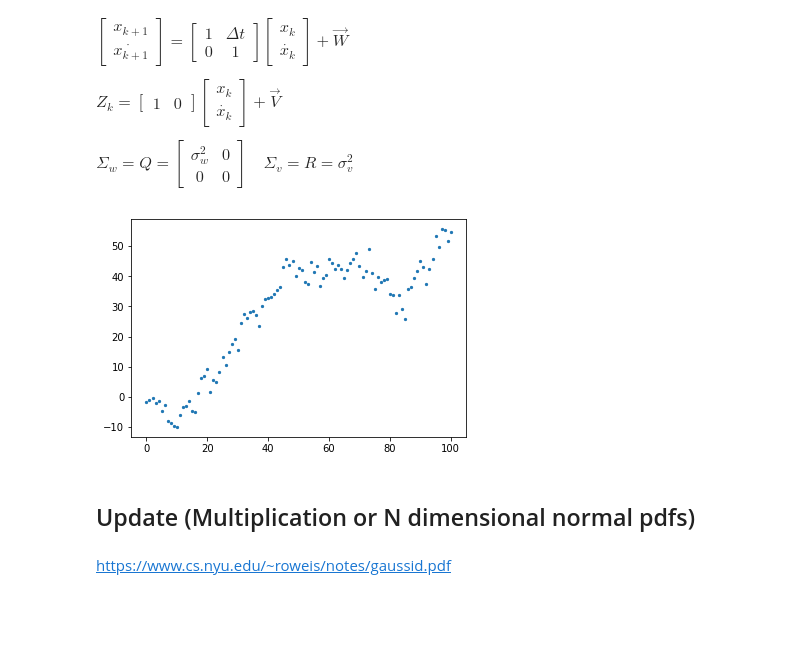
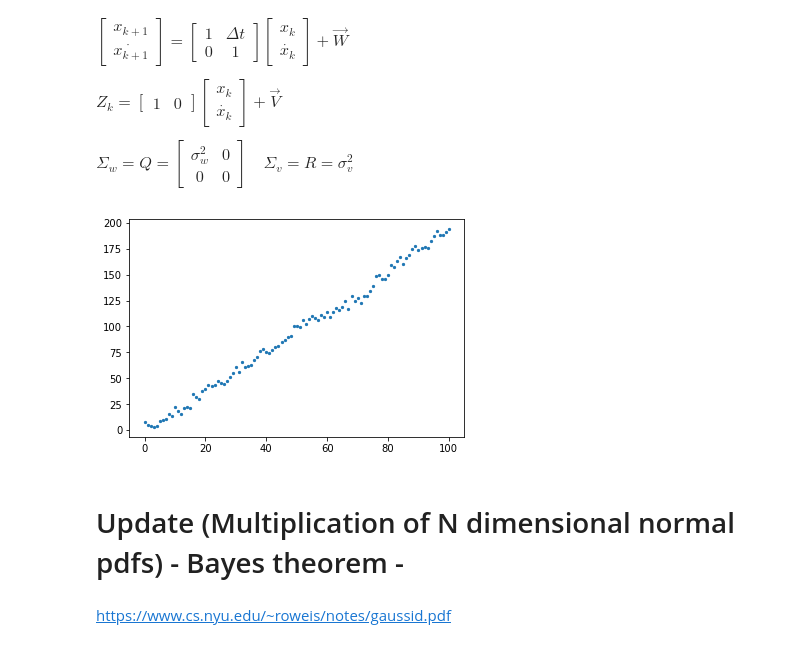
Before and after one commit to jganzabal/Kalman-as-Recursive-Bayesian-Estimation, a Jupyter notebook: 4_Two dimensional Kalman filter.ipynb, the cells around one changed output. Cells and saved outputs as stored; diff of their text form; code cells hidden in the pictures; blank space fills up the shorter version.

```diff
--- a/4_Two dimensional Kalman filter.ipynb
+++ b/4_Two dimensional Kalman filter.ipynb
@@ -46,25 +43,25 @@ $\Sigma_w = Q = \begin{bmatrix}\sigma_w^2 & 0 \\ 0 & 0 \end{bmatrix} \quad
 \Sigma_v = R = \sigma_v^2 $
 # %%
 starting_position = 0
-starting_velocity = 1
+starting_velocity = 2
 X_o = np.array([starting_position,starting_velocity]).reshape(2,1)
-var_w = 10
+var_w = 1
 sigma_w = np.array([[var_w,0],[0,0]])
-var_v = 1
+var_v = 10
 sigma_v = np.array([[var_v]])
 F = np.array([[1,1],[0,1]])
 H = np.array([1,0]).reshape(1,2)
 B = np.array([[0,0],[0,0]])
 U = np.array([0,0]).reshape(2,1)
 steps = 100
 measurements = generate_sample(X_o, sigma_w ,sigma_v , H, F , B, U , steps = steps)
 measurements = measurements.reshape(steps+1,1)
 plt.scatter(range(len(measurements)),measurements, s = 5)
 plt.show()
 # %% [output]
-[figure, old version]
+[figure, new version]
 # %% [markdown]
-## Update (Multiplication or N dimensional normal pdfs)
+# Update (Multiplication of N dimensional normal pdfs) - Bayes theorem -
 # %% [markdown]
 https://www.cs.nyu.edu/~roweis/notes/gaussid.pdf
 # %% [markdown]
```
Also changed, not shown: parts of 39 cells of this notebook, 3 other files.
